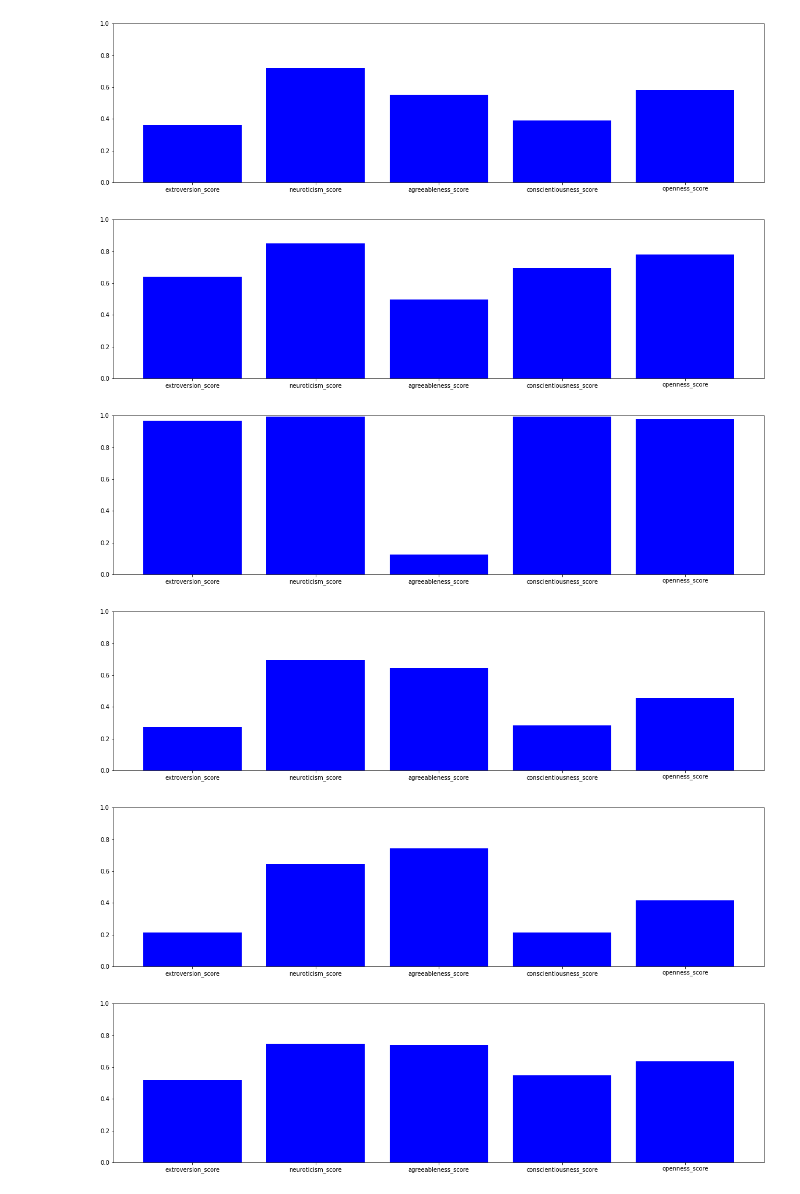
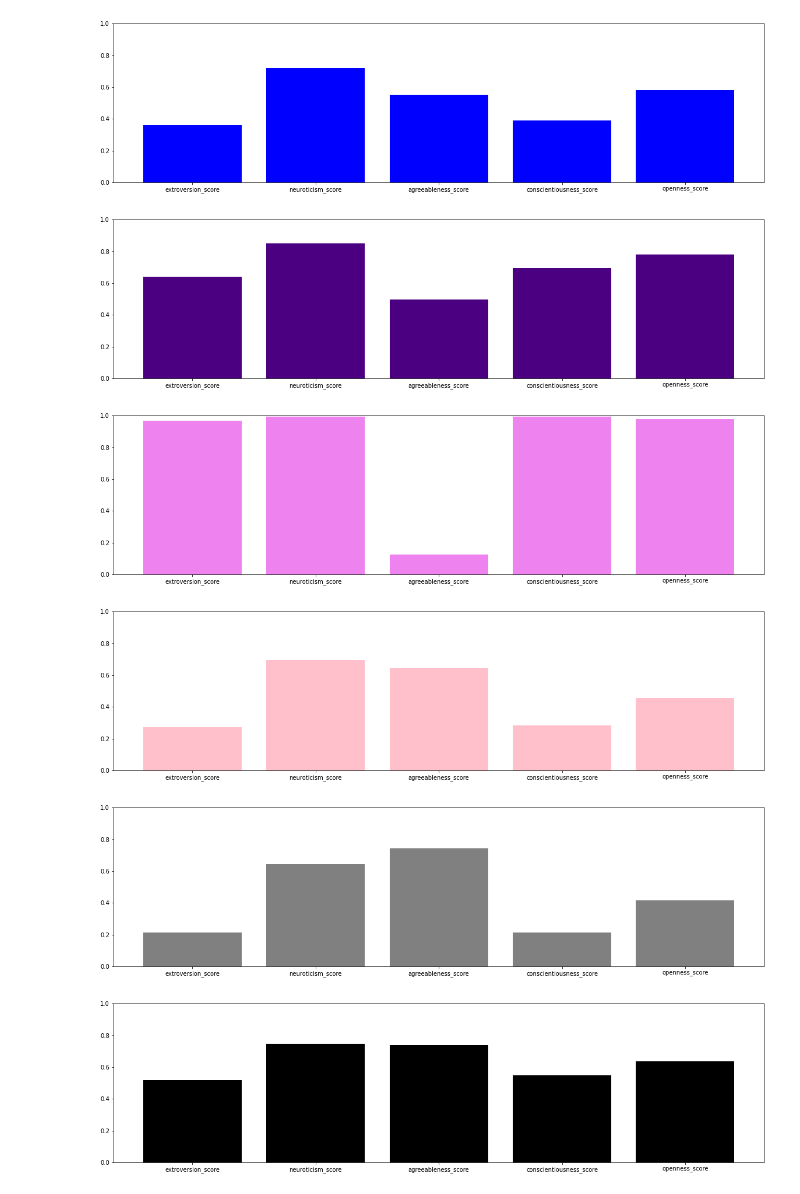
Before and after one commit to YasPHP/The-Five-Factor-Personality-Test, a Jupyter notebook: TBF Personality System.ipynb, the cells around one changed output. Saved outputs shown, nothing was run; the diff lists cells and outputs as text; code cells hidden in the pictures.

Commit message:
customized pyplot graph colours

```diff
--- a/TBF Personality System.ipynb
+++ b/TBF Personality System.ipynb
@@ -846,39 +846,39 @@ plt.show()
 # 6th personality type
 plt.figure(figsize=(20,5))
 plt.ylim(0, 1)
-plt.bar(list(normalized_total_types_scores['cluster_six'].keys()), normalized_total_types_scores['cluster_six'].values(), color='b')
+plt.bar(list(normalized_total_types_scores['cluster_six'].keys()), normalized_total_types_scores['cluster_six'].values(), color='indigo')
 plt.show()
 # %% [output]
-[figure, old version]
+[figure, new version]
 # %%
 # 7th personality type
 plt.figure(figsize=(20,5))
 plt.ylim(0, 1)
-plt.bar(list(normalized_total_types_scores['cluster_seven'].keys()), normalized_total_types_scores['cluster_seven'].values(), color='b')
+plt.bar(list(normalized_total_types_scores['cluster_seven'].keys()), normalized_total_types_scores['cluster_seven'].values(), color='violet')
 plt.show()
 # %% [output]
-[figure, old version]
+[figure, new version]
 # %%
 # 8th personality type
 plt.figure(figsize=(20,5))
 plt.ylim(0, 1)
-plt.bar(list(normalized_total_types_scores['cluster_eight'].keys()), normalized_total_types_scores['cluster_eight'].values(), color='b')
+plt.bar(list(normalized_total_types_scores['cluster_eight'].keys()), normalized_total_types_scores['cluster_eight'].values(), color='pink')
 plt.show()
 # %% [output]
-[figure, old version]
+[figure, new version]
 # %%
 # 9th personality type
 plt.figure(figsize=(20,5))
 plt.ylim(0, 1)
-plt.bar(list(normalized_total_types_scores['cluster_nine'].keys()), normalized_total_types_scores['cluster_nine'].values(), color='b')
+plt.bar(list(normalized_total_types_scores['cluster_nine'].keys()), normalized_total_types_scores['cluster_nine'].values(), color='grey')
 plt.show()
 # %% [output]
-[figure, old version]
+[figure, new version]
 # %%
 # 10th personality type
 plt.figure(figsize=(20,5))
 plt.ylim(0, 1)
-plt.bar(list(normalized_total_types_scores['cluster_ten'].keys()), normalized_total_types_scores['cluster_ten'].values(), color='b')
+plt.bar(list(normalized_total_types_scores['cluster_ten'].keys()), normalized_total_types_scores['cluster_ten'].values(), color='black')
 plt.show()
 # %% [output]
-[figure, old version]
+[figure, new version]
```
Also changed, not shown: parts of 5 cells of this notebook.
